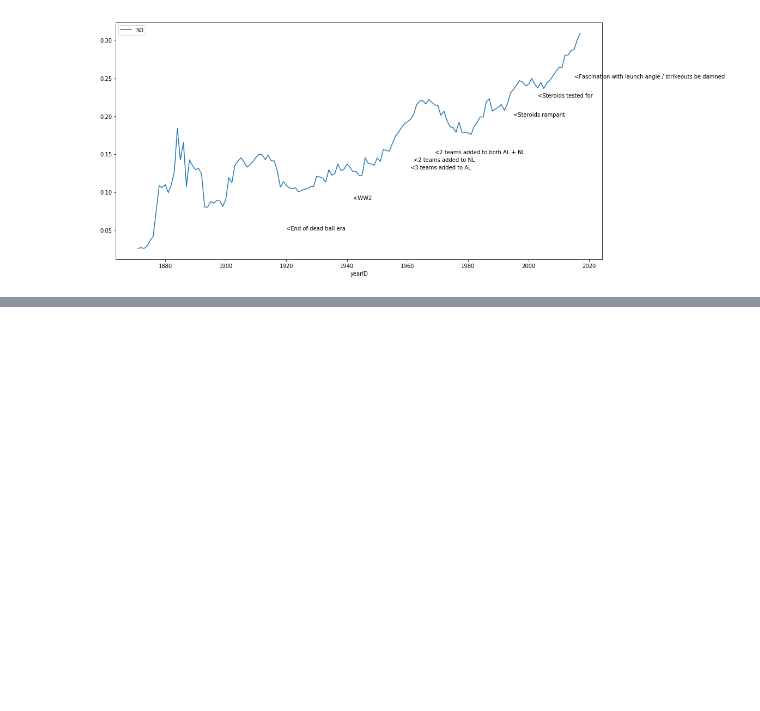
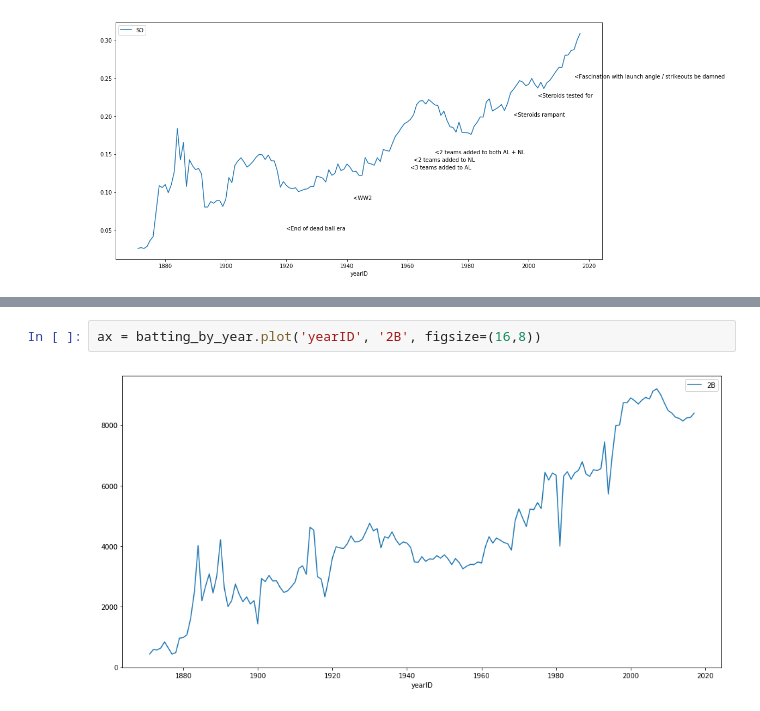
Before and after one commit to jsale/data_science_with_python, a Jupyter notebook: BaseballDatabankNB.ipynb, the cells around one changed output, grey strips where cells are left out. Cells and saved outputs as stored; diff of their text form; blank space fills up the shorter version.

```diff
--- a/BaseballDatabankNB.ipynb
+++ b/BaseballDatabankNB.ipynb
@@ -339,0 +383,4 @@ annot2015 = plt.text(2015, 0.25, '<Fascination with launch angle / strikeouts be
+# %%
+ax = batting_by_year.plot('yearID', '2B', figsize=(16,8))
+# %% [output]
+[figure, added]
```
Also changed, not shown: parts of 14 cells of this notebook, 13 other files.
